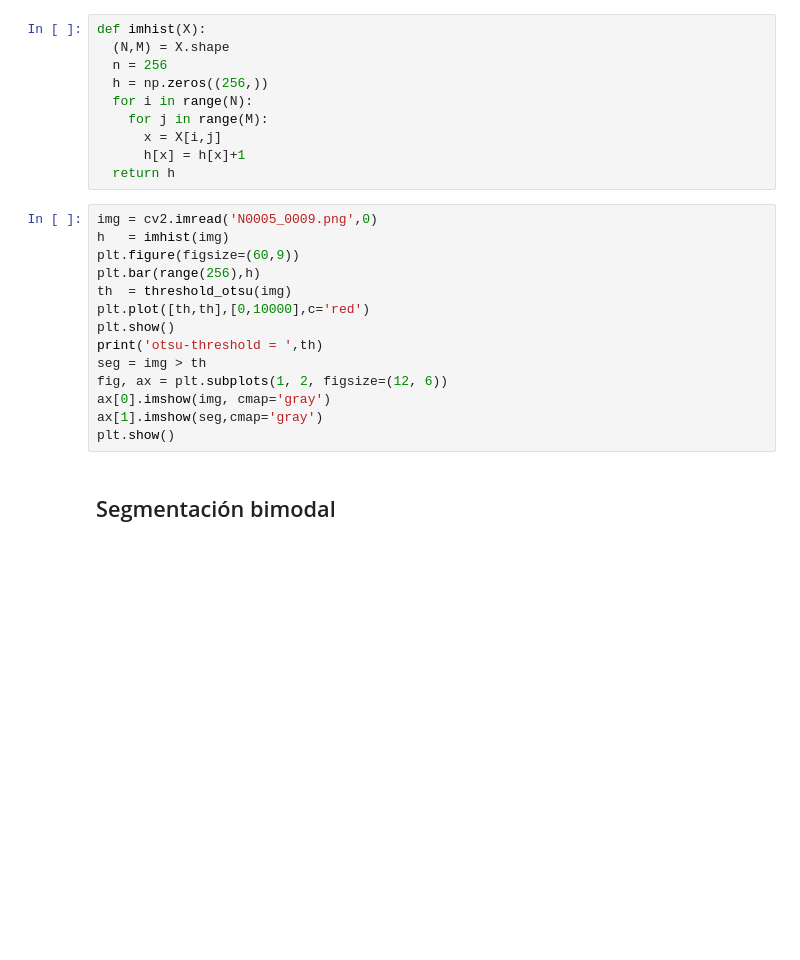
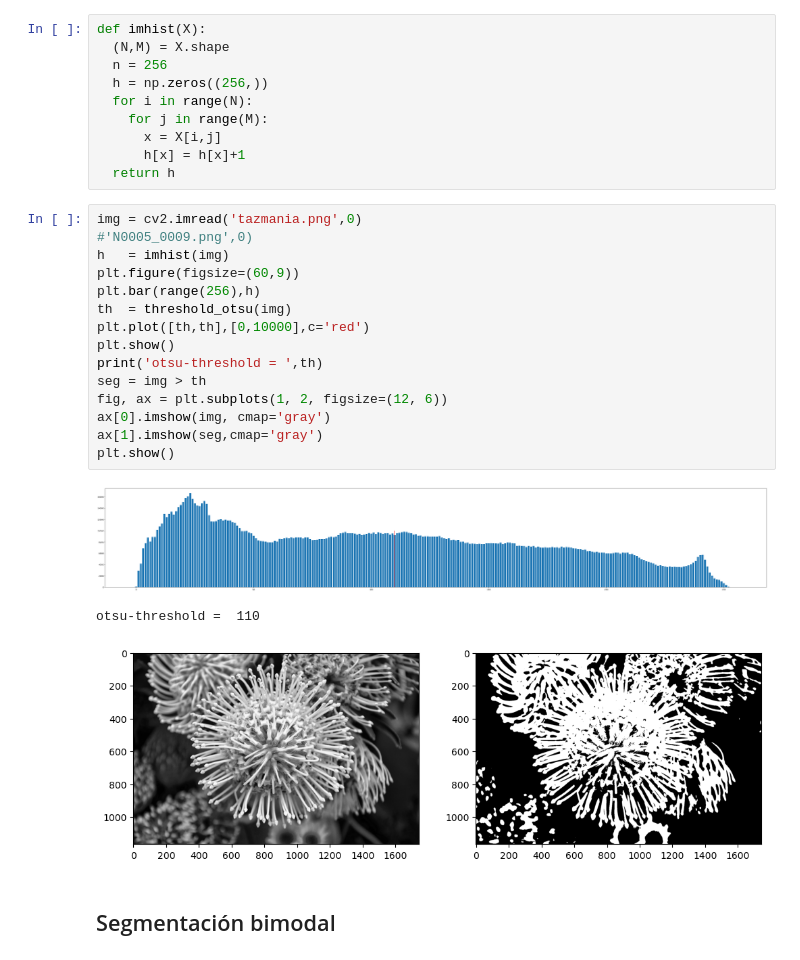
Before and after one commit to joseramoniglesias/EL442_Tratamiento_Senales, a Jupyter notebook: clases/Cap08_Segmentación/Matlab_Python/TRAT08_RegionSegmentation.ipynb, the cells around one changed output. Saved outputs shown, nothing was run; the diff lists cells and outputs as text; blank space fills up the shorter version.

```diff
--- a/clases/Cap08_Segmentación/Matlab_Python/TRAT08_RegionSegmentation.ipynb
+++ b/clases/Cap08_Segmentación/Matlab_Python/TRAT08_RegionSegmentation.ipynb
@@ -114,19 +115,24 @@ def imhist(X):
       h[x] = h[x]+1
   return h
 # %%
-img = cv2.imread('N0005_0009.png',0)
+img = cv2.imread('tazmania.png',0)
+#'N0005_0009.png',0)
 h   = imhist(img)
 plt.figure(figsize=(60,9))
 plt.bar(range(256),h)
 th  = threshold_otsu(img)
 plt.plot([th,th],[0,10000],c='red')
 plt.show()
 print('otsu-threshold = ',th)
 seg = img > th
 fig, ax = plt.subplots(1, 2, figsize=(12, 6))
 ax[0].imshow(img, cmap='gray')
 ax[1].imshow(seg,cmap='gray')
 plt.show()
+# %% [output]
+[figure, added]
+otsu-threshold =  110
+[figure, added]
 # %% [markdown]
 ## Segmentación bimodal
 # %%
```
Also changed, not shown: parts of 13 cells of this notebook, 2 other files.
